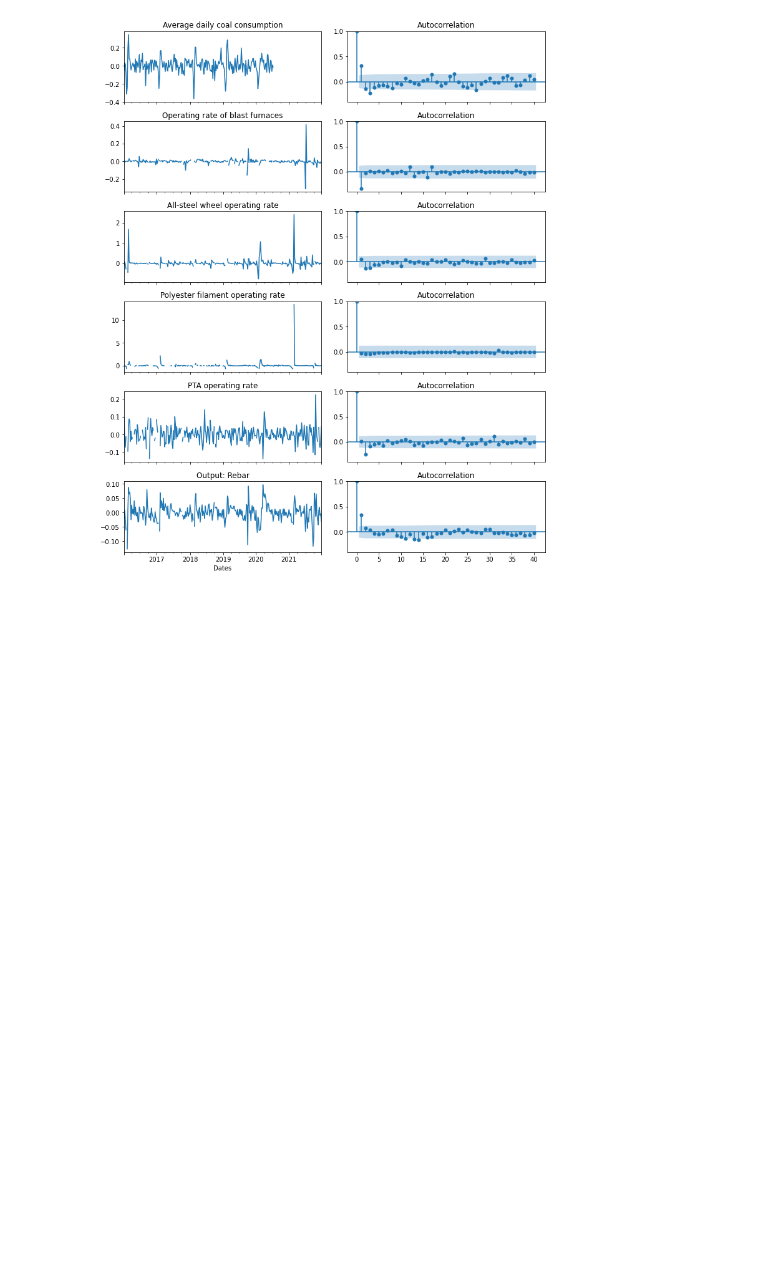
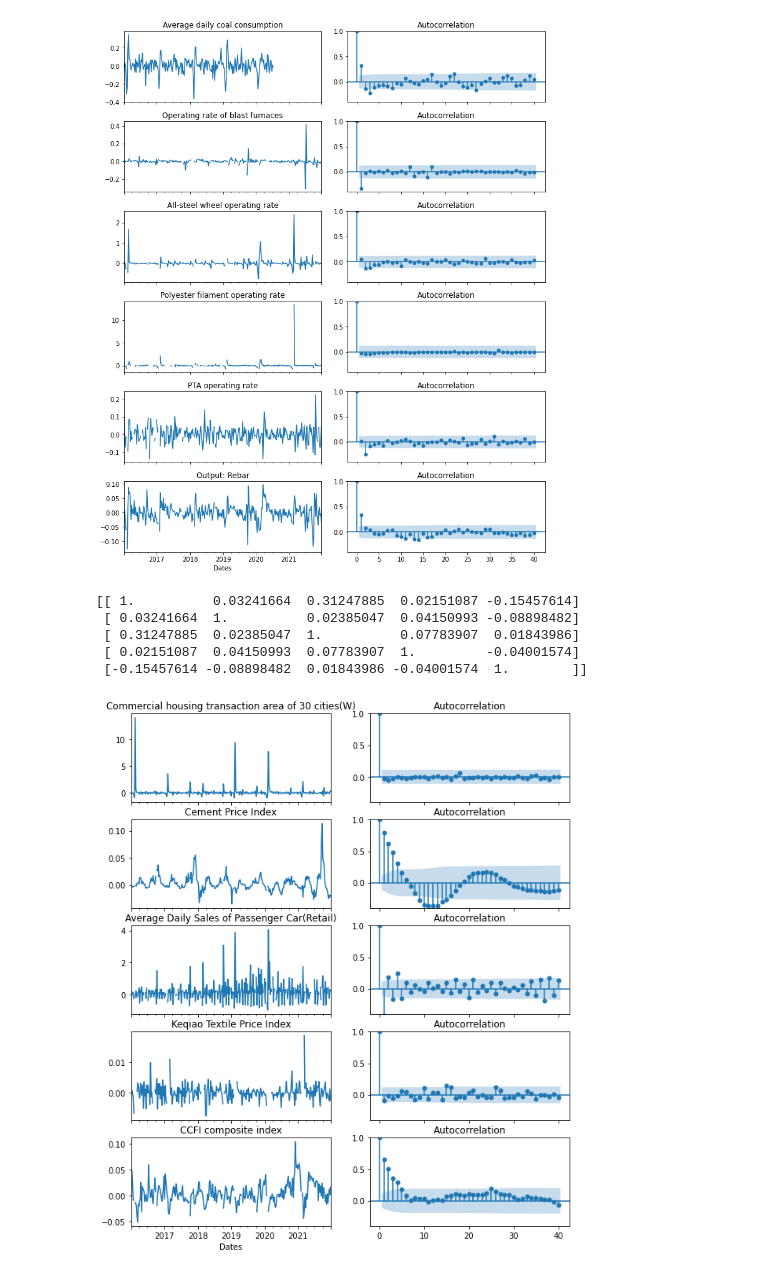
Before and after one commit to koueihei/Project-for-math-data-skills-YG, a Jupyter notebook: Data_and_code/datacleaningMacro.ipynb, the cells around one changed output. Drawn from its saved outputs; the diff is of its cells as text; code cells hidden in the pictures; blank space fills up the shorter version.

```diff
--- a/Data_and_code/datacleaningMacro.ipynb
+++ b/Data_and_code/datacleaningMacro.ipynb
@@ -113,3 +107,27 @@ for i,ts in enumerate(setS):
     ax1[i,1].sharex(ax1[0,1])
 # %% [output]
 [figure]
+# %%
+# Variables of Demand
+
+setD = ['d2','d3','d5','d6','d7']
+print(np.corrcoef(data3[setD].dropna().T))
+# %% [output]
+[[ 1.          0.03241664  0.31247885  0.02151087 -0.15457614]
+ [ 0.03241664  1.          0.02385047  0.04150993 -0.08898482]
+ [ 0.31247885  0.02385047  1.          0.07783907  0.01843986]
+ [ 0.02151087  0.04150993  0.07783907  1.         -0.04001574]
+ [-0.15457614 -0.08898482  0.01843986 -0.04001574  1.        ]]
+# %%
+fig2, ax2 = plt.subplots(5,2,figsize=(10,12))
+fig1.tight_layout(pad=0.4, w_pad=0.5, h_pad=1)
+for i,ts in enumerate(setD):
+    data3[ts].plot(ax=ax2[i,0])
+    plot_acf(data3[ts].dropna(), lags=40,ax=ax2[i,1])
+    ax2[i,0].set_title(reindexing[ts])
+    ax2[i,1].set_title('Autocorrelation')
+    ax2[i,1].set_ylim([-0.4,1])
+    ax2[i,0].sharex(ax2[0,0])
+    ax2[i,1].sharex(ax2[0,1])
+# %% [output]
+[figure, added]
```
Also changed, not shown: parts of 6 cells of this notebook.
